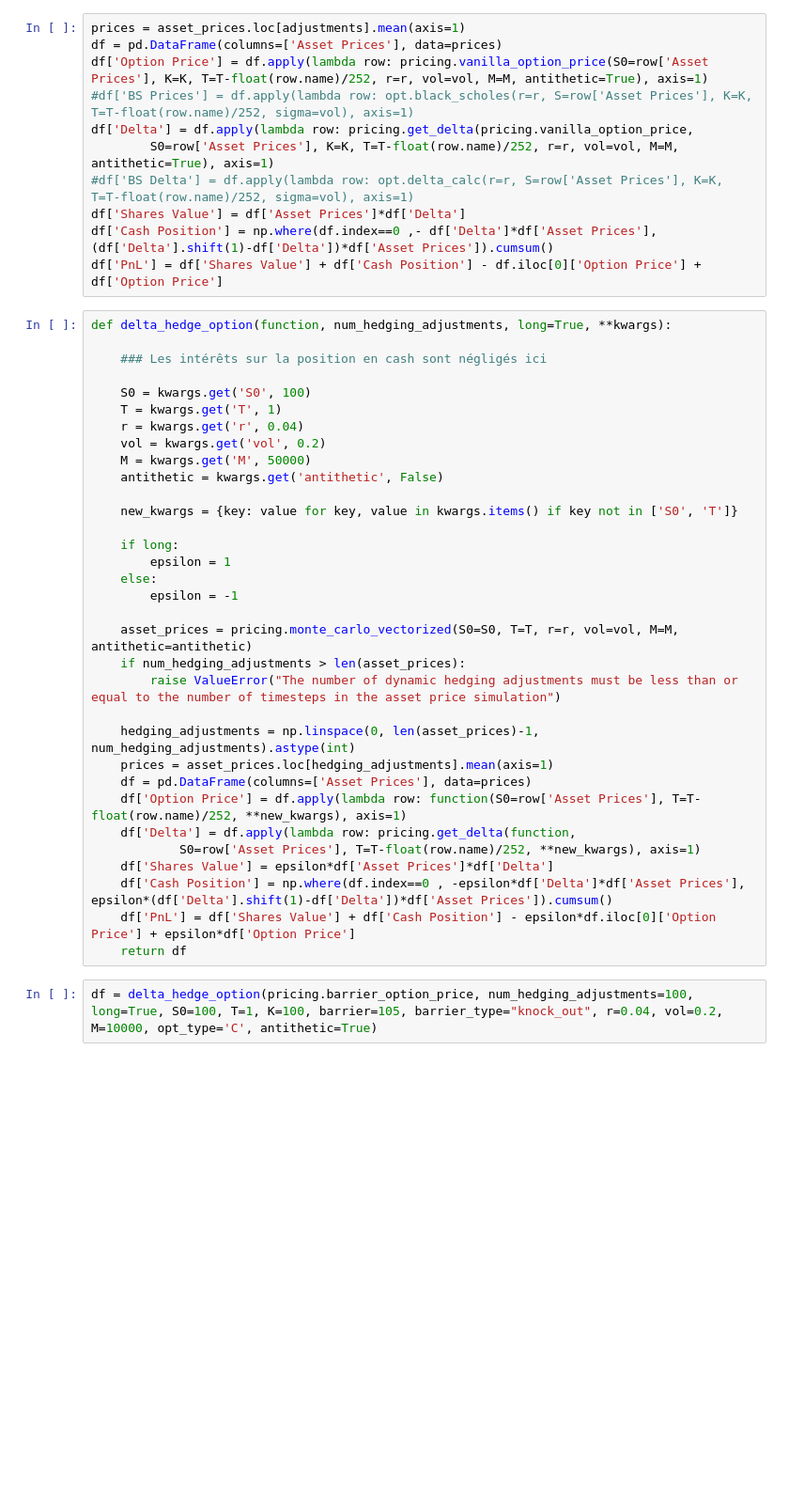
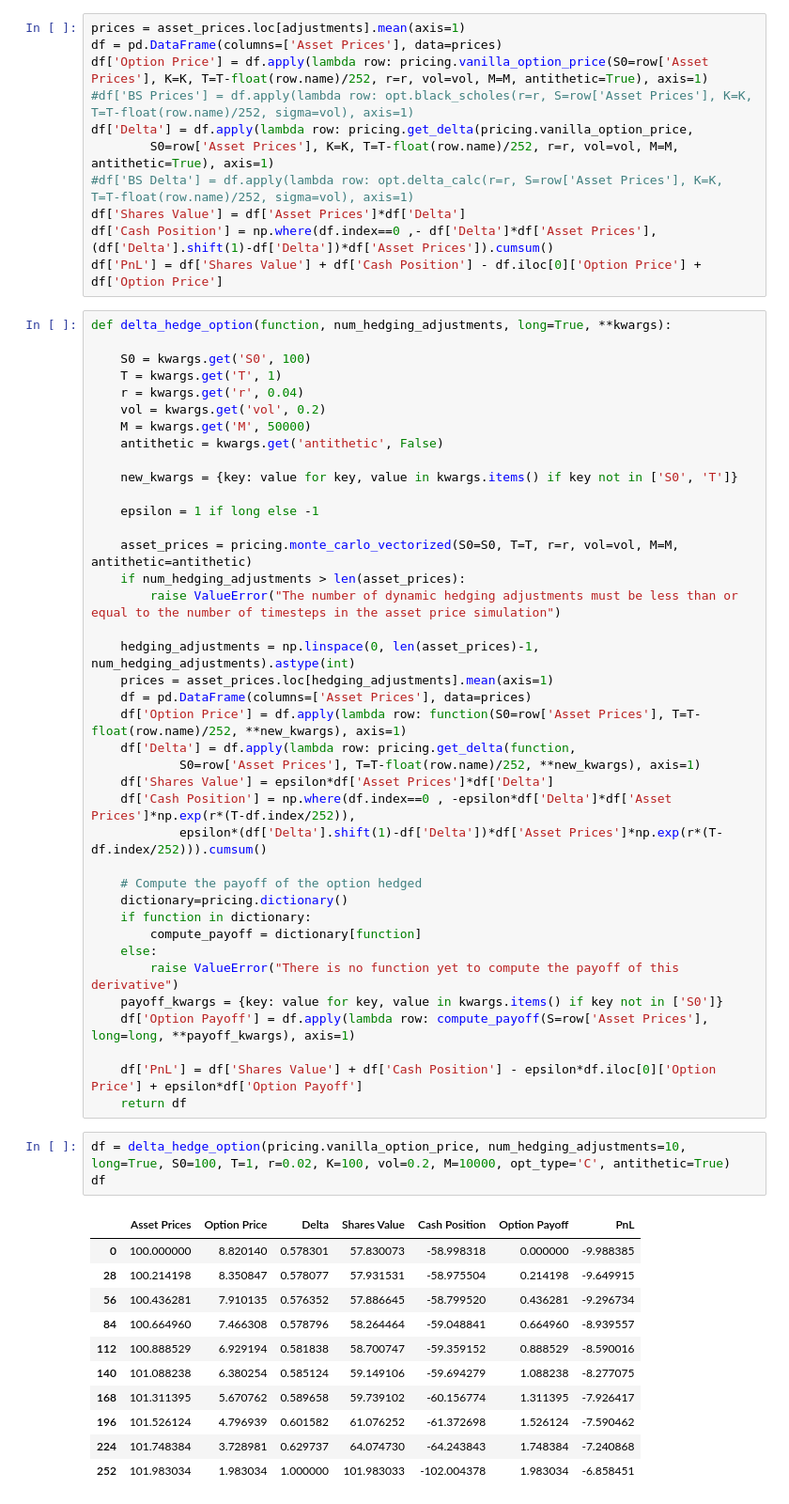
Before and after one commit to killian-bchr/options_derivatives, a Jupyter notebook: test.ipynb, the cells around one changed output. Shown at 94% size. Drawn from its saved outputs; the diff is of its cells as text; blank space fills up the shorter version.

```diff
--- a/test.ipynb
+++ b/test.ipynb
@@ -86,8 +87,6 @@ df['Cash Position'] = np.where(df.index==0 ,- df['Delta']*df['Asset Prices'], (d
 df['PnL'] = df['Shares Value'] + df['Cash Position'] - df.iloc[0]['Option Price'] + df['Option Price']
 # %%
 def delta_hedge_option(function, num_hedging_adjustments, long=True, **kwargs):
-
-    ### Les intérêts sur la position en cash sont négligés ici
 
     S0 = kwargs.get('S0', 100)
     T = kwargs.get('T', 1)
@@ -98,10 +97,7 @@ def delta_hedge_option(function, num_hedging_adjustments, long=True, **kwargs):
 
     new_kwargs = {key: value for key, value in kwargs.items() if key not in ['S0', 'T']}
 
-    if long:
-        epsilon = 1
-    else:
-        epsilon = -1
+    epsilon = 1 if long else -1
 
     asset_prices = pricing.monte_carlo_vectorized(S0=S0, T=T, r=r, vol=vol, M=M, antithetic=antithetic)
     if num_hedging_adjustments > len(asset_prices):
@@ -114,8 +110,32 @@ def delta_hedge_option(function, num_hedging_adjustments, long=True, **kwargs):
     df['Delta'] = df.apply(lambda row: pricing.get_delta(function,
             S0=row['Asset Prices'], T=T-float(row.name)/252, **new_kwargs), axis=1)
     df['Shares Value'] = epsilon*df['Asset Prices']*df['Delta']
-    df['Cash Position'] = np.where(df.index==0 , -epsilon*df['Delta']*df['Asset Prices'], epsilon*(df['Delta'].shift(1)-df['Delta'])*df['Asset Prices']).cumsum()
-    df['PnL'] = df['Shares Value'] + df['Cash Position'] - epsilon*df.iloc[0]['Option Price'] + epsilon*df['Option Price']
+    df['Cash Position'] = np.where(df.index==0 , -epsilon*df['Delta']*df['Asset Prices']*np.exp(r*(T-df.index/252)),
+            epsilon*(df['Delta'].shift(1)-df['Delta'])*df['Asset Prices']*np.exp(r*(T-df.index/252))).cumsum()
+
+    # Compute the payoff of the option hedged
+    dictionary=pricing.dictionary()
+    if function in dictionary:
+        compute_payoff = dictionary[function]
+    else:
+        raise ValueError("There is no function yet to compute the payoff of this derivative")
+    payoff_kwargs = {key: value for key, value in kwargs.items() if key not in ['S0']}
+    df['Option Payoff'] = df.apply(lambda row: compute_payoff(S=row['Asset Prices'], long=long, **payoff_kwargs), axis=1)
+
+    df['PnL'] = df['Shares Value'] + df['Cash Position'] - epsilon*df.iloc[0]['Option Price'] + epsilon*df['Option Payoff']
     return df
 # %%
-df = delta_hedge_option(pricing.barrier_option_price, num_hedging_adjustments=100, long=True, S0=100, T=1, K=100, barrier=105, barrier_type="knock_out", r=0.04, vol=0.2, M=10000, opt_type='C', antithetic=True)
+df = delta_hedge_option(pricing.vanilla_option_price, num_hedging_adjustments=10, long=True, S0=100, T=1, r=0.02, K=100, vol=0.2, M=10000, opt_type='C', antithetic=True)
+df
+# %% [output]
+|  | Asset Prices | Option Price | Delta | Shares Value | Cash Position | Option Payoff | PnL |
+| 0 | 100.000000 | 8.820140 | 0.578301 | 57.830073 | -58.998318 | 0.000000 | -9.988385 |
+| 28 | 100.214198 | 8.350847 | 0.578077 | 57.931531 | -58.975504 | 0.214198 | -9.649915 |
+| 56 | 100.436281 | 7.910135 | 0.576352 | 57.886645 | -58.799520 | 0.436281 | -9.296734 |
+| 84 | 100.664960 | 7.466308 | 0.578796 | 58.264464 | -59.048841 | 0.664960 | -8.939557 |
+| 112 | 100.888529 | 6.929194 | 0.581838 | 58.700747 | -59.359152 | 0.888529 | -8.590016 |
+| 140 | 101.088238 | 6.380254 | 0.585124 | 59.149106 | -59.694279 | 1.088238 | -8.277075 |
+| 168 | 101.311395 | 5.670762 | 0.589658 | 59.739102 | -60.156774 | 1.311395 | -7.926417 |
+| 196 | 101.526124 | 4.796939 | 0.601582 | 61.076252 | -61.372698 | 1.526124 | -7.590462 |
+| 224 | 101.748384 | 3.728981 | 0.629737 | 64.074730 | -64.243843 | 1.748384 | -7.240868 |
+| 252 | 101.983034 | 1.983034 | 1.000000 | 101.983033 | -102.004378 | 1.983034 | -6.858451 |
```
Also changed, not shown: parts of 10 cells of this notebook, 3 other files.
